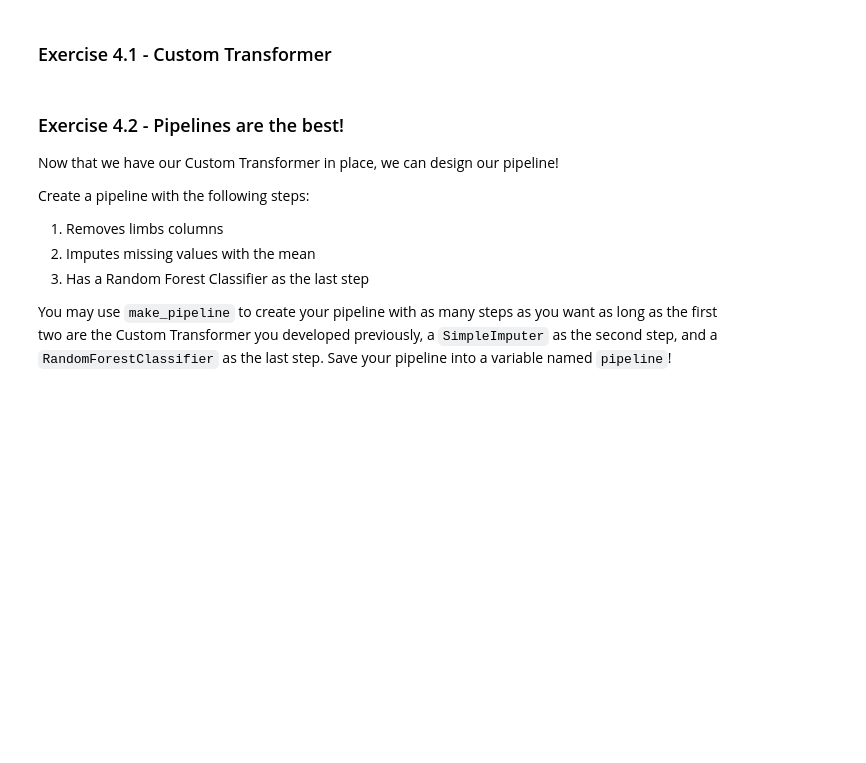
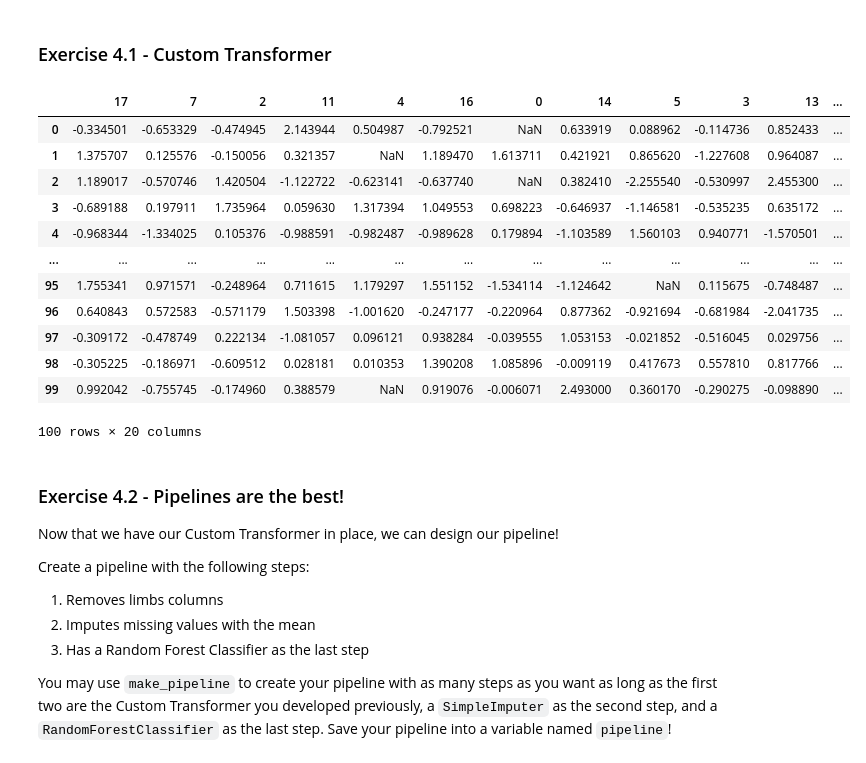
Before and after one commit to datamilas/batch5-workspace, a Jupyter notebook: S01 - Bootcamp and Binary Classification/SLU16 - Workflow/Exercise notebook.ipynb, the cells around one changed output. Saved outputs shown, nothing was run; the diff lists cells and outputs as text; code cells hidden in the pictures; blank space fills up the shorter version.

```diff
--- a/S01 - Bootcamp and Binary Classification/SLU16 - Workflow/Exercise notebook.ipynb
+++ b/S01 - Bootcamp and Binary Classification/SLU16 - Workflow/Exercise notebook.ipynb
@@ -410,10 +410,31 @@ So, first things first, let's get rid of those columns through a **Custom Transf
 # Create a pipeline step called RemoveLimbs that removes any
 # column whose name starts with the string 'arm' or ´leg´
 
-class RemoveLimbs(df):
+class RemoveLimbs(TransformerMixin):
 
-    def fit_transform(self, X, *_):
-        return X[~df_clean.Budget.str.contains("Opening|Pathé|BBC")]
+    def transform(self, X, *_):
+        X.drop(list(X.filter(regex='arm')), axis=1, inplace=True)
+        X.drop(list(X.filter(regex='leg')), axis=1, inplace=True)
+        return X
+
+    def fit(self, *_):
+        return self
+# %%
+RemoveLimbs().fit_transform(new_X)
+# %% [output]
+|  | 17 | 7 | 2 | 11 | 4 | 16 | 0 | 14 | 5 | 3 | 13 | ... |
+| 0 | -0.334501 | -0.653329 | -0.474945 | 2.143944 | 0.504987 | -0.792521 | NaN | 0.633919 | 0.088962 | -0.114736 | 0.852433 | ... |
+| 1 | 1.375707 | 0.125576 | -0.150056 | 0.321357 | NaN | 1.189470 | 1.613711 | 0.421921 | 0.865620 | -1.227608 | 0.964087 | ... |
+| 2 | 1.189017 | -0.570746 | 1.420504 | -1.122722 | -0.623141 | -0.637740 | NaN | 0.382410 | -2.255540 | -0.530997 | 2.455300 | ... |
+| 3 | -0.689188 | 0.197911 | 1.735964 | 0.059630 | 1.317394 | 1.049553 | 0.698223 | -0.646937 | -1.146581 | -0.535235 | 0.635172 | ... |
+| 4 | -0.968344 | -1.334025 | 0.105376 | -0.988591 | -0.982487 | -0.989628 | 0.179894 | -1.103589 | 1.560103 | 0.940771 | -1.570501 | ... |
+| ... | ... | ... | ... | ... | ... | ... | ... | ... | ... | ... | ... | ... |
+| 95 | 1.755341 | 0.971571 | -0.248964 | 0.711615 | 1.179297 | 1.551152 | -1.534114 | -1.124642 | NaN | 0.115675 | -0.748487 | ... |
+| 96 | 0.640843 | 0.572583 | -0.571179 | 1.503398 | -1.001620 | -0.247177 | -0.220964 | 0.877362 | -0.921694 | -0.681984 | -2.041735 | ... |
+| 97 | -0.309172 | -0.478749 | 0.222134 | -1.081057 | 0.096121 | 0.938284 | -0.039555 | 1.053153 | -0.021852 | -0.516045 | 0.029756 | ... |
+| 98 | -0.305225 | -0.186971 | -0.609512 | 0.028181 | 0.010353 | 1.390208 | 1.085896 | -0.009119 | 0.417673 | 0.557810 | 0.817766 | ... |
+| 99 | 0.992042 | -0.755745 | -0.174960 | 0.388579 | NaN | 0.919076 | -0.006071 | 2.493000 | 0.360170 | -0.290275 | -0.098890 | ... |
+100 rows × 20 columns
 # %%
 assert _hash(sorted(RemoveLimbs().fit_transform(new_X).columns), 'salt5') == '71443dfc3077d773d4c74e958dadf91dc2cc148a'
 assert _hash(list(map(lambda col: col.startswith('arm') or col.startswith('leg'), RemoveLimbs().fit_transform(new_X_train).columns)), 'salt6') == 'ce45cf3759d2210f2d1315f1673b18f34e3ac711'
```
Also changed, not shown: parts of 5 cells of this notebook.
